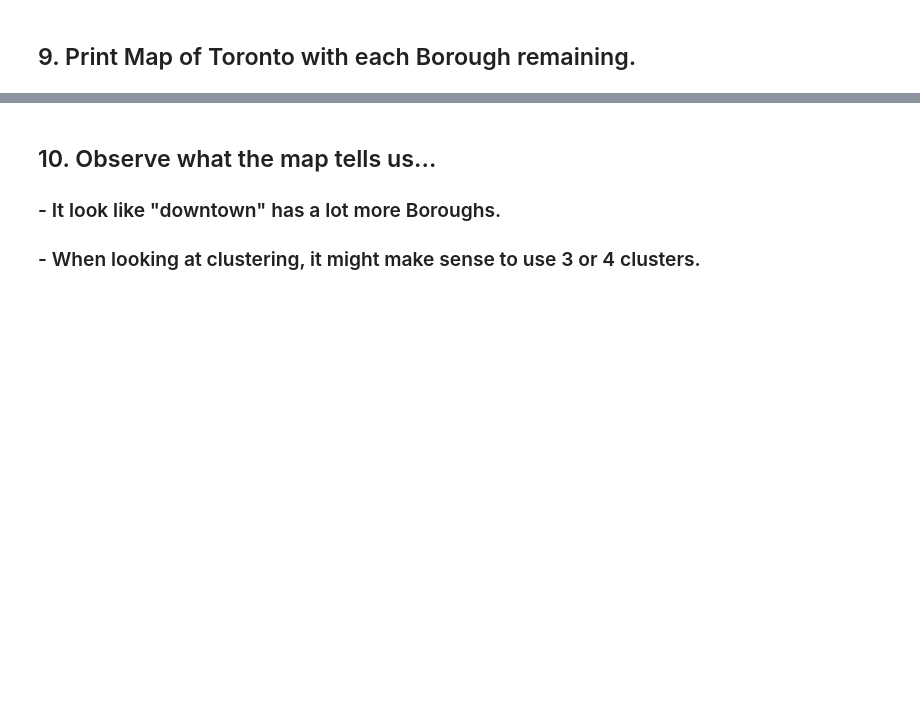
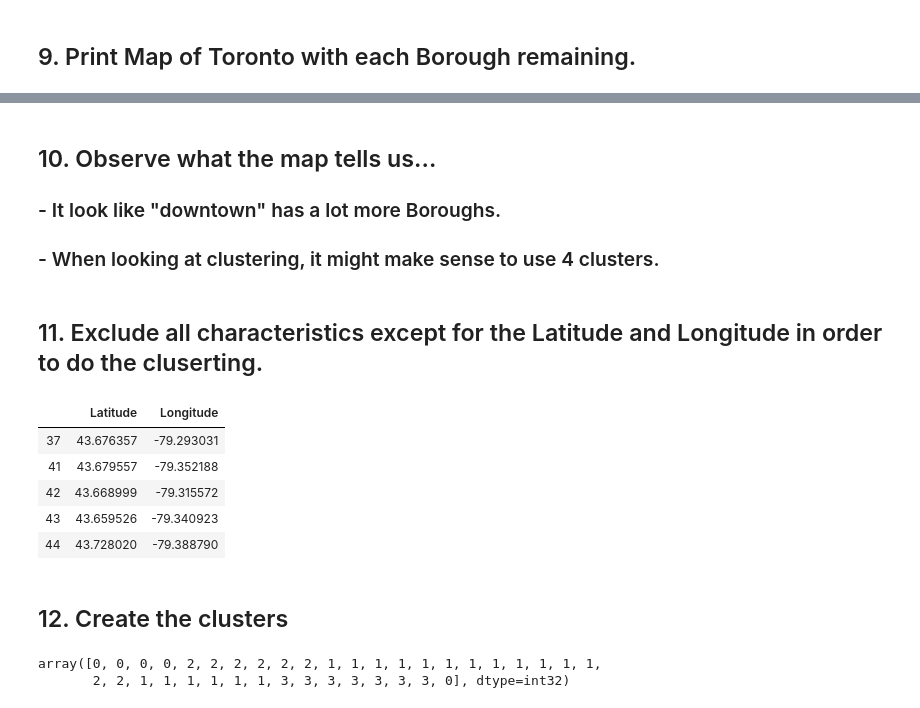
Before and after one commit to TravisHopwood/Coursera_Capstone, a Jupyter notebook: CapstoneWeek3Submission3.ipynb, the cells around one changed output, grey strips where cells are left out. Saved outputs shown, nothing was run; the diff lists cells and outputs as text; code cells hidden in the pictures; blank space fills up the shorter version.

```diff
--- a/CapstoneWeek3Submission3.ipynb
+++ b/CapstoneWeek3Submission3.ipynb
@@ -158,4 +159,30 @@ map_toronto
 # %% [markdown]
 ## 10. Observe what the map tells us...
 ### - It look like "downtown" has a lot more Boroughs.
-### - When looking at clustering, it might make sense to use 3 or 4 clusters.
+### - When looking at clustering, it might make sense to use 4 clusters.
+# %% [markdown]
+## 11. Exclude all characteristics except for the Latitude and Longitude in order to do the cluserting.
+# %%
+# set number of clusters
+kclusters = 4
+
+toronto_grouped_clustering = df.drop(['Postcode','Neighbourhood','Borough'], 1)
+toronto_grouped_clustering.head()
+# %% [output]
+|  | Latitude | Longitude |
+| 37 | 43.676357 | -79.293031 |
+| 41 | 43.679557 | -79.352188 |
+| 42 | 43.668999 | -79.315572 |
+| 43 | 43.659526 | -79.340923 |
+| 44 | 43.728020 | -79.388790 |
+# %% [markdown]
+## 12. Create the clusters
+# %%
+# run k-means clustering
+kmeans = KMeans(n_clusters=kclusters, random_state=0).fit(toronto_grouped_clustering)
+
+# check cluster labels generated for each row in the dataframe
+kmeans.labels_
+# %% [output]
+array([0, 0, 0, 0, 2, 2, 2, 2, 2, 2, 1, 1, 1, 1, 1, 1, 1, 1, 1, 1, 1, 1,
+       2, 2, 1, 1, 1, 1, 1, 1, 3, 3, 3, 3, 3, 3, 3, 0], dtype=int32)
```
Also changed, not shown: parts of 3 cells of this notebook.
